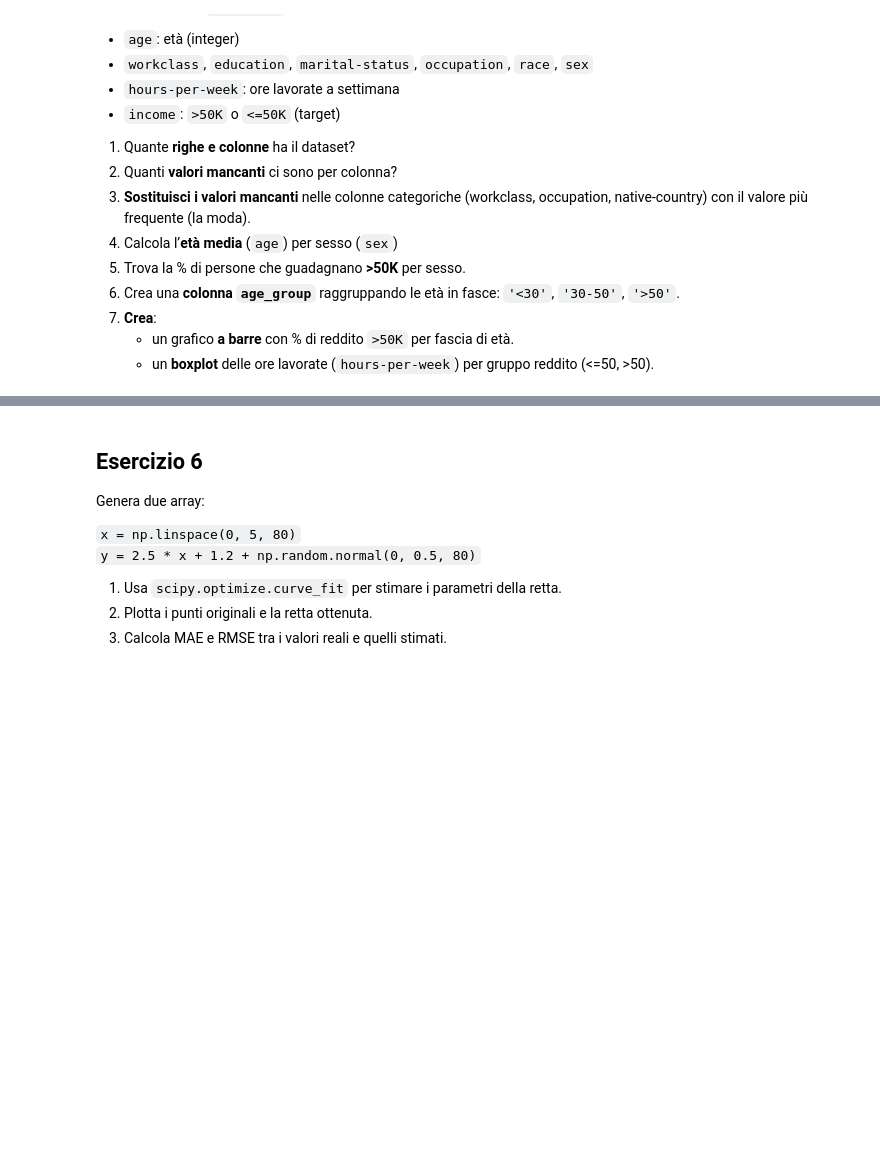
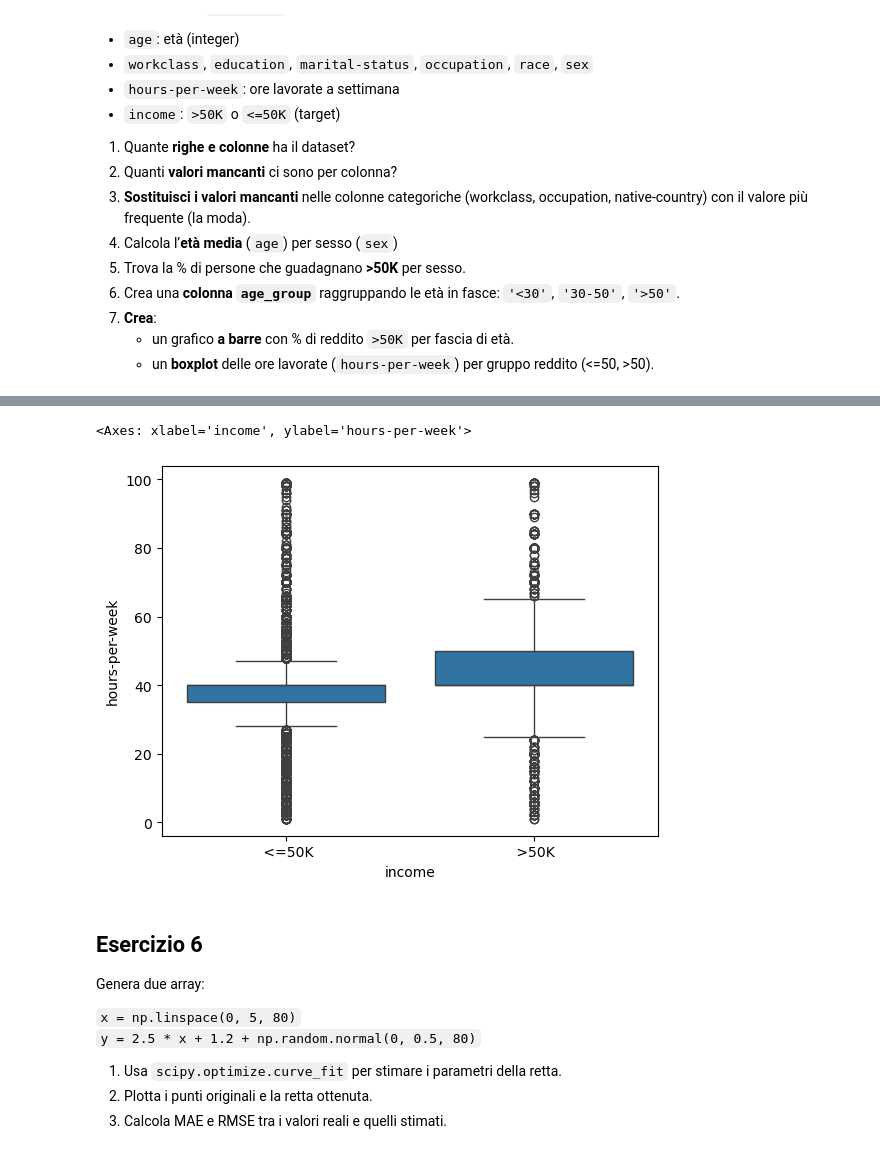
Before and after one commit to margheritaagiordani/ProgrammingLab, a Jupyter notebook: materiale_lezioni/esami_simulazioni/esame27_Giugno.ipynb, the cells around one changed output, grey strips where cells are left out. Drawn from its saved outputs; the diff is of its cells as text; code cells hidden in the pictures; blank space fills up the shorter version.

```diff
--- a/materiale_lezioni/esami_simulazioni/esame27_Giugno.ipynb
+++ b/materiale_lezioni/esami_simulazioni/esame27_Giugno.ipynb
@@ -242,3 +321,9 @@ Contiene informazioni demografiche su adulti negli Stati Uniti. Le colonne rilev
+# %%
+#    - un **boxplot** delle ore lavorate (`hours-per-week`) per gruppo reddito (<=50, >50).
+sns.boxplot(data=data, x='income', y='hours-per-week')
+# %% [output]
+<Axes: xlabel='income', ylabel='hours-per-week'>
+[figure, added]
 # %% [markdown]
 ## Esercizio 6
 
```
Also changed, not shown: parts of 11 cells of this notebook, 3 other files.
